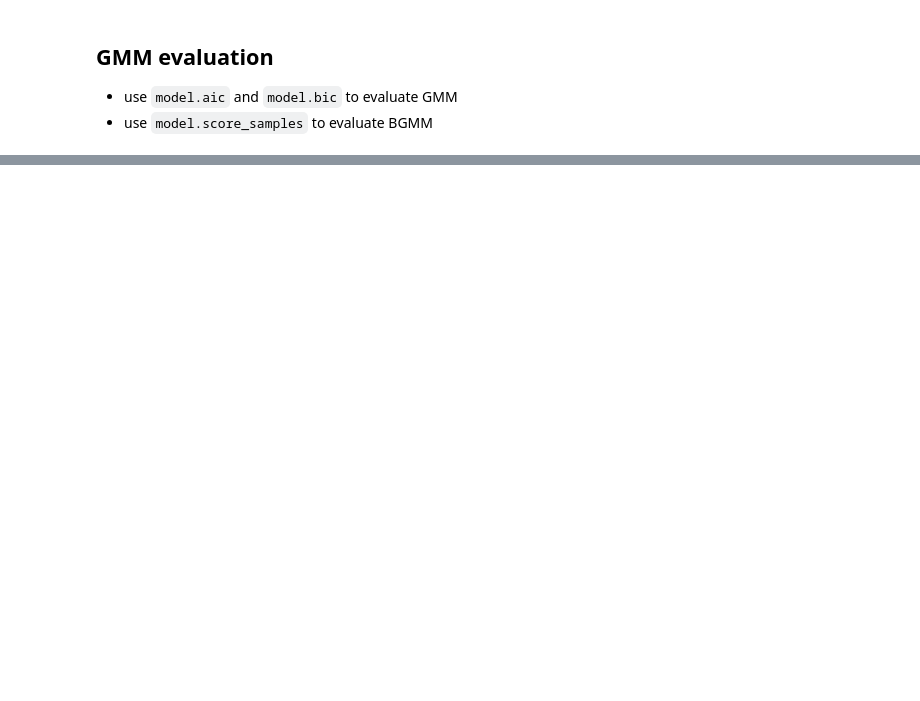
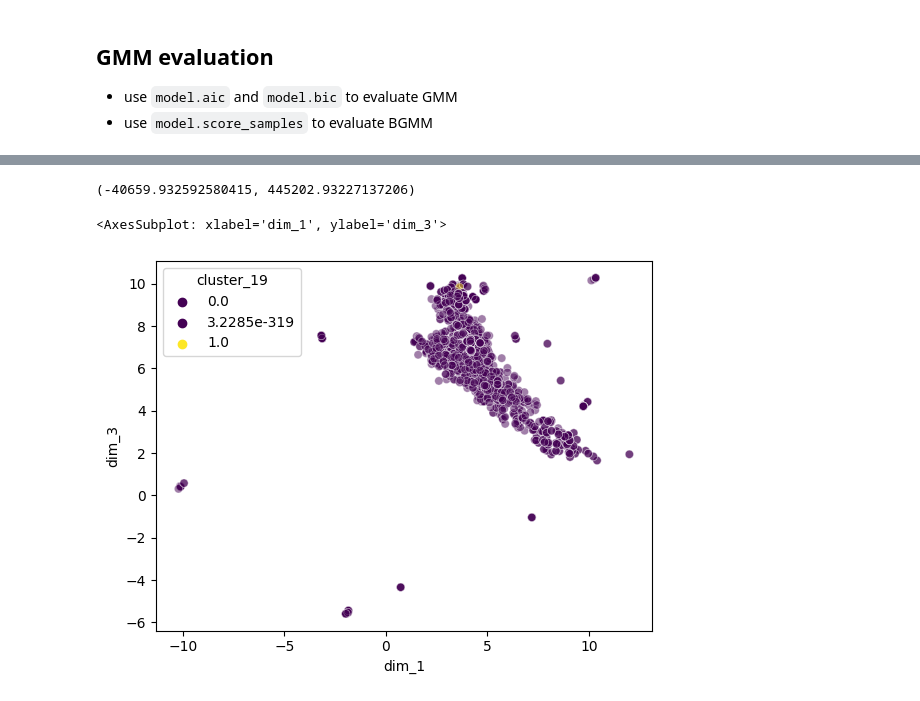
Before and after one commit to HJJoosse/celldyn_embedder, a Jupyter notebook: sandbox/create_clusters.ipynb, the cells around one changed output, grey strips where cells are left out. Saved outputs shown, nothing was run; the diff lists cells and outputs as text; code cells hidden in the pictures; blank space fills up the shorter version.

```diff
--- a/sandbox/create_clusters.ipynb
+++ b/sandbox/create_clusters.ipynb
@@ -416,0 +491,22 @@ Text(0.5, 0.98, 'BIC and AIC for GMM clustering')
+# %%
+df =celldyn_full[meas_columns]
+data = df.sample(1000)
+gmm = BGMM(n_components=20, covariance_type='full', random_state=123, max_iter=1000).fit(data)
+bgmm_res = gmm.predict_proba(data)
+AIC = gmm.aic(data)
+BIC = gmm.bic(data)
+data['log_likelihood_gmm'] = gmm.score_samples(data)
+data[[f'cluster_{i}' for i in range(20)]] = bgmm_res
+res_df = pd.DataFrame(data=bgmm_res, columns=[f'cluster_{i}' for i in range(20)])
+res_df.index=data.index
+# %%
+AIC, BIC
+# %% [output]
+(-40659.932592580415, 445202.93227137206)
+# %%
+plot_df = celldyn_emb.loc[data.index].join(data[['log_likelihood_gmm', 'cluster_19']], how='inner')
+sns.scatterplot(data=plot_df[plot_df.log_likelihood_gmm>=0], x='dim_1', y='dim_3', hue='cluster_19', palette='viridis', alpha=0.5, legend=True)
+sns.scatterplot(data=plot_df[plot_df.log_likelihood_gmm<0], x='dim_1', y='dim_3', color='black', alpha=0.1, legend=True)
+# %% [output]
+<AxesSubplot: xlabel='dim_1', ylabel='dim_3'>
+[figure, added]
```
Also changed, not shown: parts of 6 cells of this notebook.
